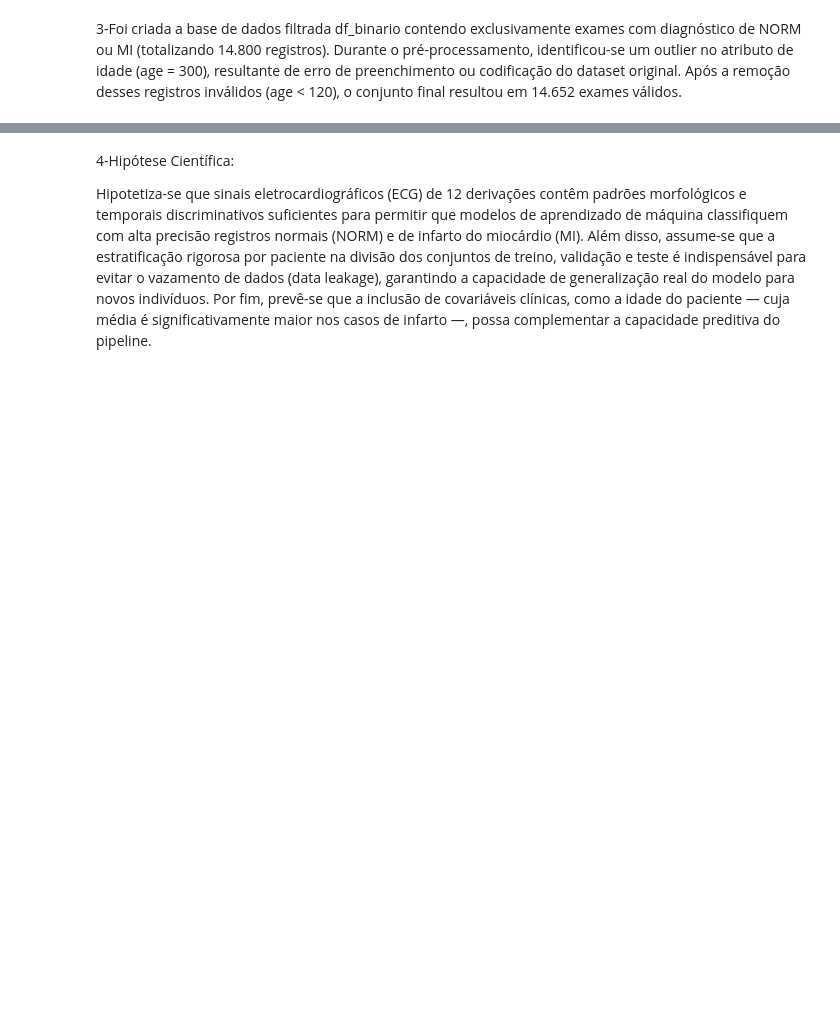
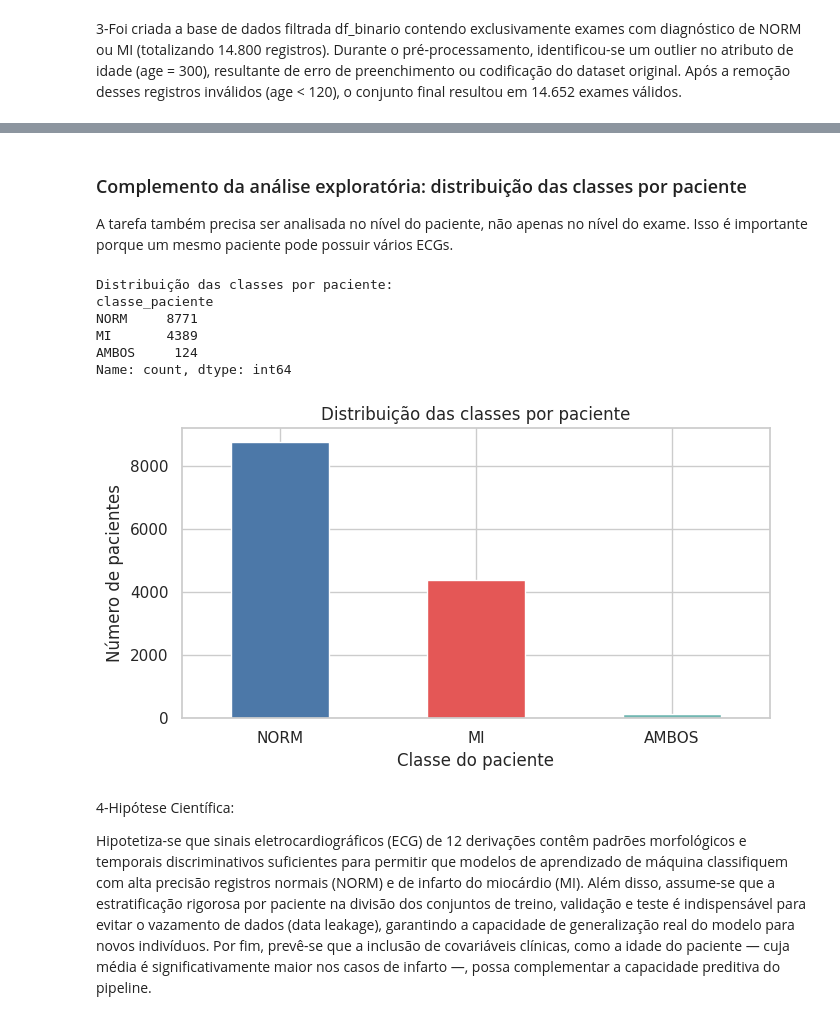
Before and after one commit to Isabella-silva26/ECG-PTBLX-IC, a Jupyter notebook: 01_eda_ptbxl.ipynb, the cells around one changed output, grey strips where cells are left out. Drawn from its saved outputs; the diff is of its cells as text; code cells hidden in the pictures; blank space fills up the shorter version.

```diff
--- a/01_eda_ptbxl.ipynb
+++ b/01_eda_ptbxl.ipynb
@@ -129,3 +129,48 @@ NORM            9482.0  52.049146  17.218387   2.0  40.0  54.0  65.0  89.0
+# %% [markdown]
+### Complemento da análise exploratória: distribuição das classes por paciente
+
+A tarefa também precisa ser analisada no nível do paciente, não apenas no nível do exame. Isso é importante porque um mesmo paciente pode possuir vários ECGs.
+# %%
+# Classe(s) encontrada(s) em cada paciente
+classes_por_paciente = (
+    df_binario.groupby(["patient_id", "classe_binaria"])
+    .size()
+    .unstack(fill_value=0)
+)
+for coluna in ["NORM", "MI"]:
+    if coluna not in classes_por_paciente.columns:
+        classes_por_paciente[coluna] = 0
+
+classes_por_paciente["classe_paciente"] = np.select(
+    [
+        (classes_por_paciente["NORM"] > 0) & (classes_por_paciente["MI"] == 0),
+        (classes_por_paciente["MI"] > 0) & (classes_por_paciente["NORM"] == 0),
+        (classes_por_paciente["NORM"] > 0) & (classes_por_paciente["MI"] > 0),
+    ],
+    ["NORM", "MI", "AMBOS"],
+    default="SEM_CLASSE"
+)
+
+print("Distribuição das classes por paciente:")
+print(classes_por_paciente["classe_paciente"].value_counts())
+
+classes_por_paciente["classe_paciente"].value_counts().reindex(
+    ["NORM", "MI", "AMBOS"], fill_value=0
+).plot(kind="bar", figsize=(7, 4), color=["#4c78a8", "#e45756", "#72b7b2"])
+plt.title("Distribuição das classes por paciente")
+plt.xlabel("Classe do paciente")
+plt.ylabel("Número de pacientes")
+plt.xticks(rotation=0)
+plt.tight_layout()
+plt.show()
+# %% [output]
+Distribuição das classes por paciente:
+classe_paciente
+NORM     8771
+MI       4389
+AMBOS     124
+Name: count, dtype: int64
+[figure, added]
 # %% [markdown]
 4-Hipótese Científica:
 
```
Also changed, not shown: parts of 13 cells of this notebook.
